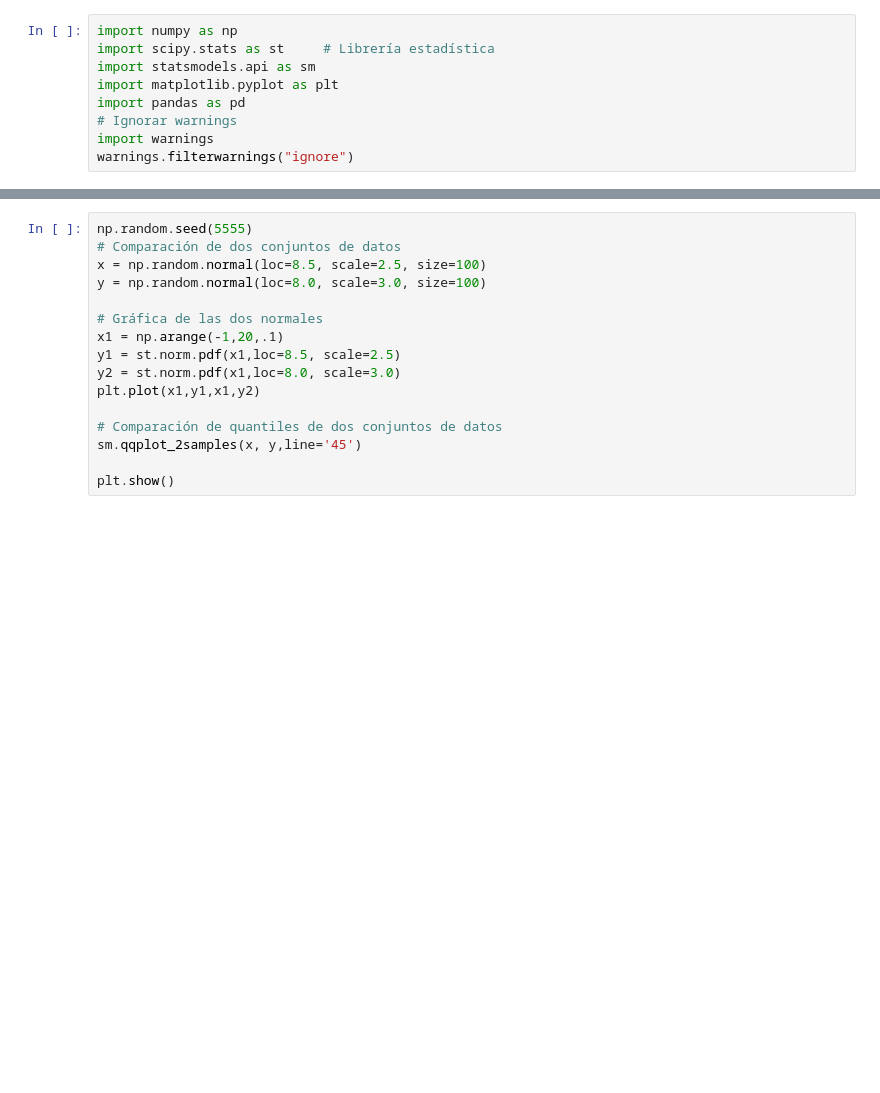
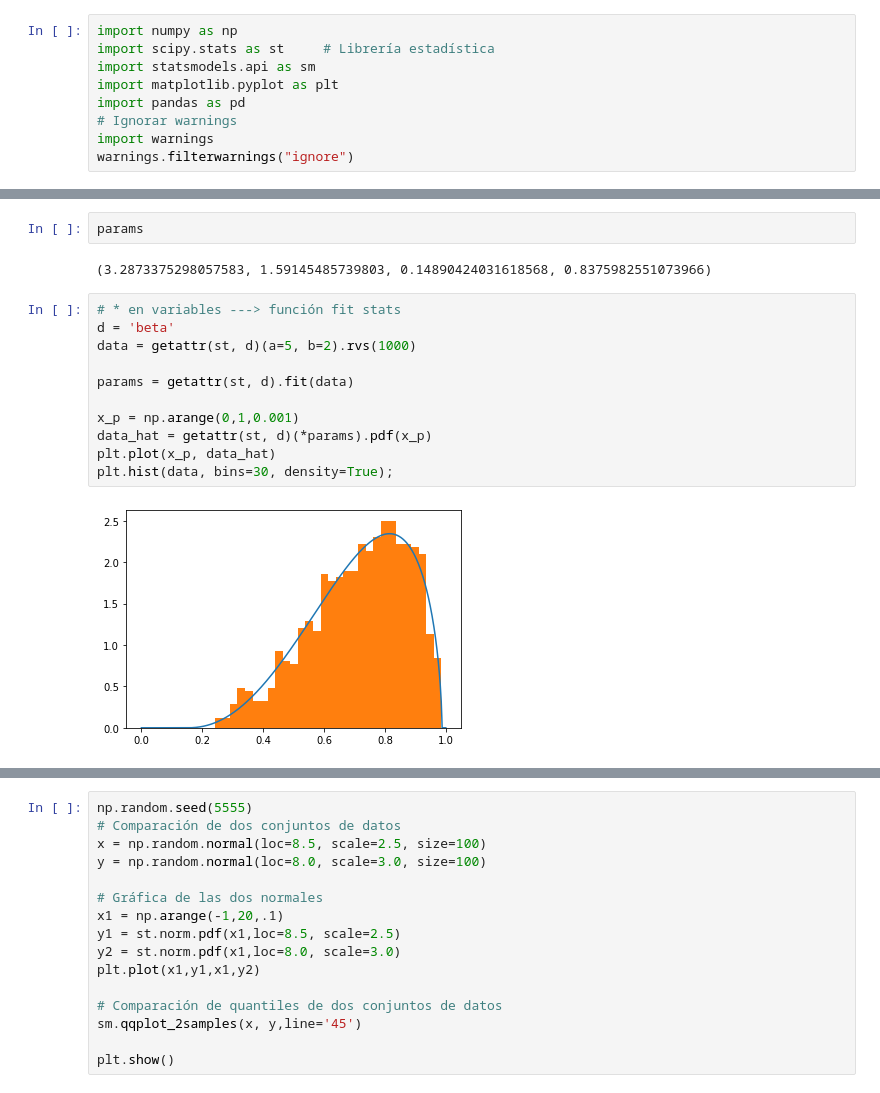
Before and after one commit to Mariela07/SPF-2021-verano, a Jupyter notebook: TEMA-2/Clase19_ComprobacionDeDistribuciones.ipynb, the cells around one changed output, grey strips where cells are left out. Saved outputs shown, nothing was run; the diff lists cells and outputs as text; blank space fills up the shorter version.

```diff
--- a/TEMA-2/Clase19_ComprobacionDeDistribuciones.ipynb
+++ b/TEMA-2/Clase19_ComprobacionDeDistribuciones.ipynb
@@ -53,0 +48,17 @@ Wall time: 1.09 s
+# %%
+params
+# %% [output]
+(3.2873375298057583, 1.59145485739803, 0.14890424031618568, 0.8375982551073966)
+# %%
+# * en variables ---> función fit stats
+d = 'beta'
+data = getattr(st, d)(a=5, b=2).rvs(1000)
+
+params = getattr(st, d).fit(data)
+
+x_p = np.arange(0,1,0.001)
+data_hat = getattr(st, d)(*params).pdf(x_p)
+plt.plot(x_p, data_hat)
+plt.hist(data, bins=30, density=True);
+# %% [output]
+[figure, added]
```
Also changed, not shown: parts of 7 cells of this notebook, 5 other files.
